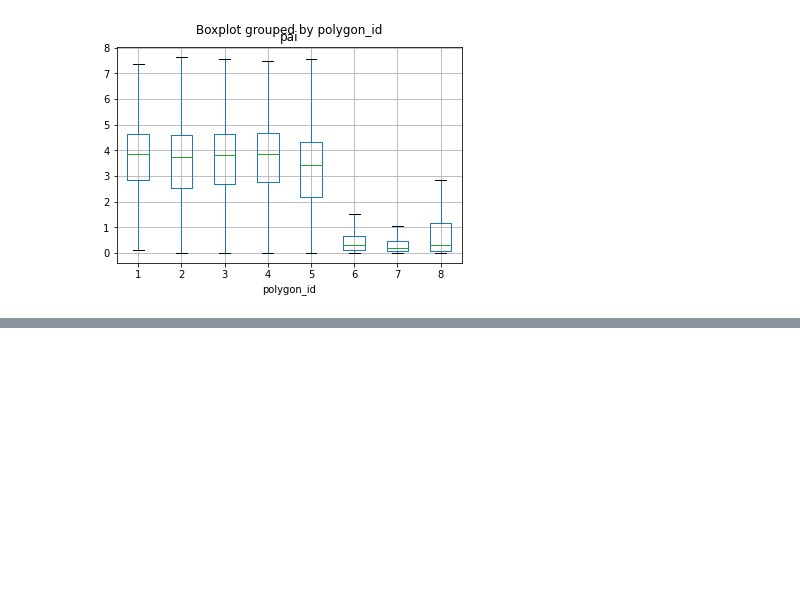
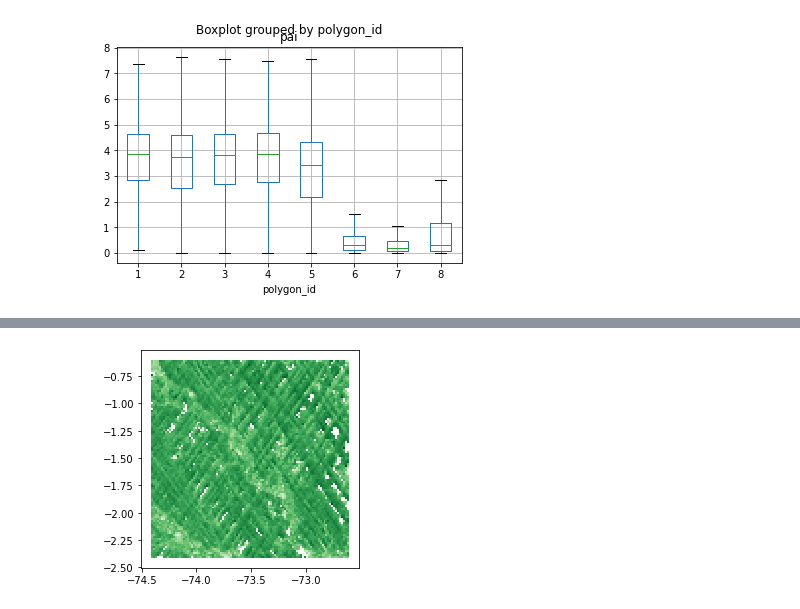
Before and after one commit to 4C-Guided-Team-Challenge/drought-with-gedi, a Jupyter notebook: notebooks/exploratory/EcosystemClustering.ipynb, the cells around one changed output, grey strips where cells are left out. Cells and saved outputs as stored; diff of their text form; code cells hidden in the pictures; blank space fills up the shorter version.

```diff
--- a/notebooks/exploratory/EcosystemClustering.ipynb
+++ b/notebooks/exploratory/EcosystemClustering.ipynb
@@ -78,0 +63,3 @@ gedi_csv
+# %%
+gedi_csv = gedi_csv[gedi_csv["pai"] > -9000]
+gedi_csv
@@ -325,3 +326,5 @@ gedi_csv.boxplot(column="pai",by="polygon_id",showfliers=False)
 # %%
 # Do boxplots of climatic data
 # Classify with time series next
+# %%
+grid_100_p1 = rasterise_polygon(100,gedi_csv,shape,1)
@@ -327,0 +365,4 @@ gedi_csv.boxplot(column="pai",by="polygon_id",showfliers=False)
+# %%
+plot_raster(100, grid_100_p1, cells, "pai", pd.DataFrame.mean)
+# %% [output]
+[figure, added]
```
Also changed, not shown: parts of 17 cells of this notebook, 1 other file.
